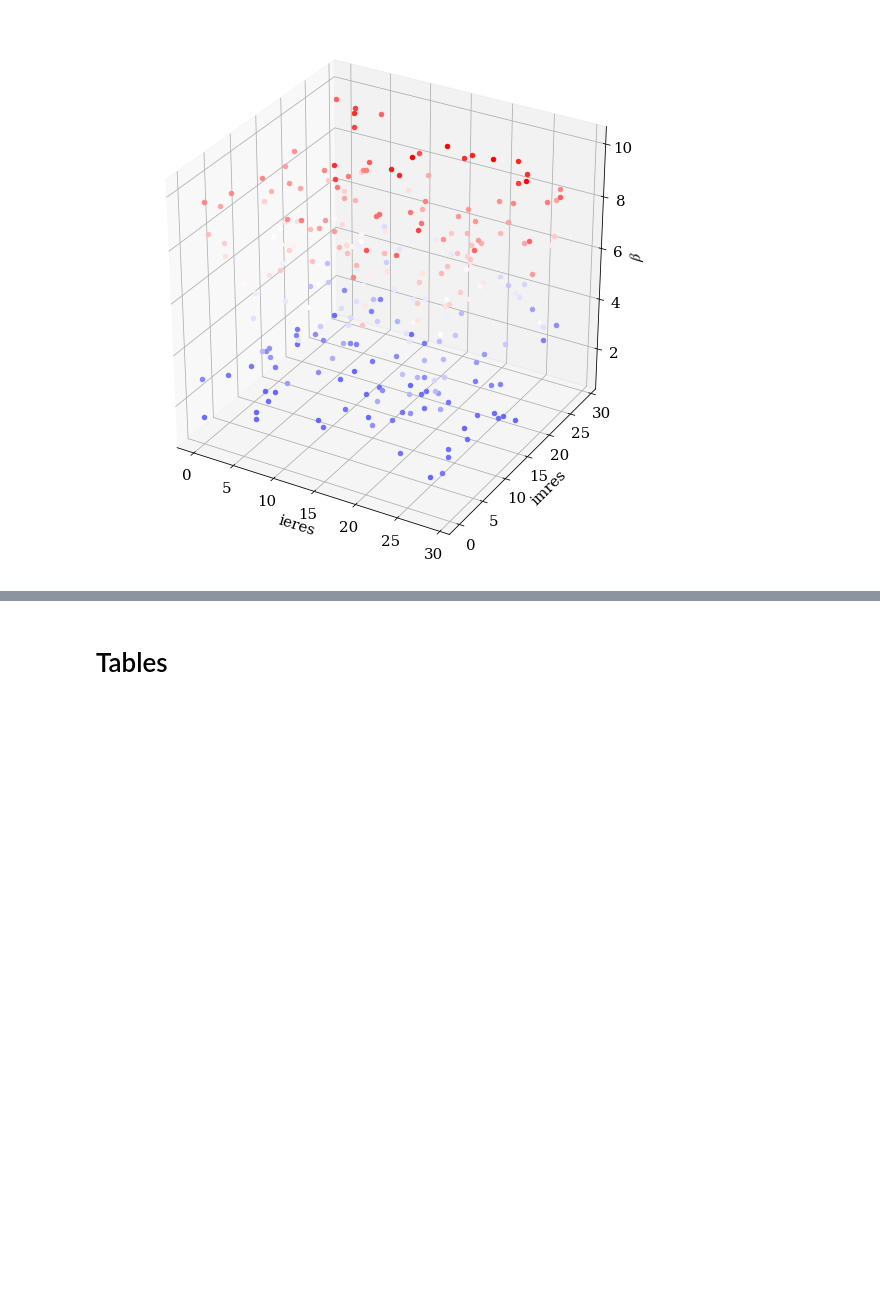
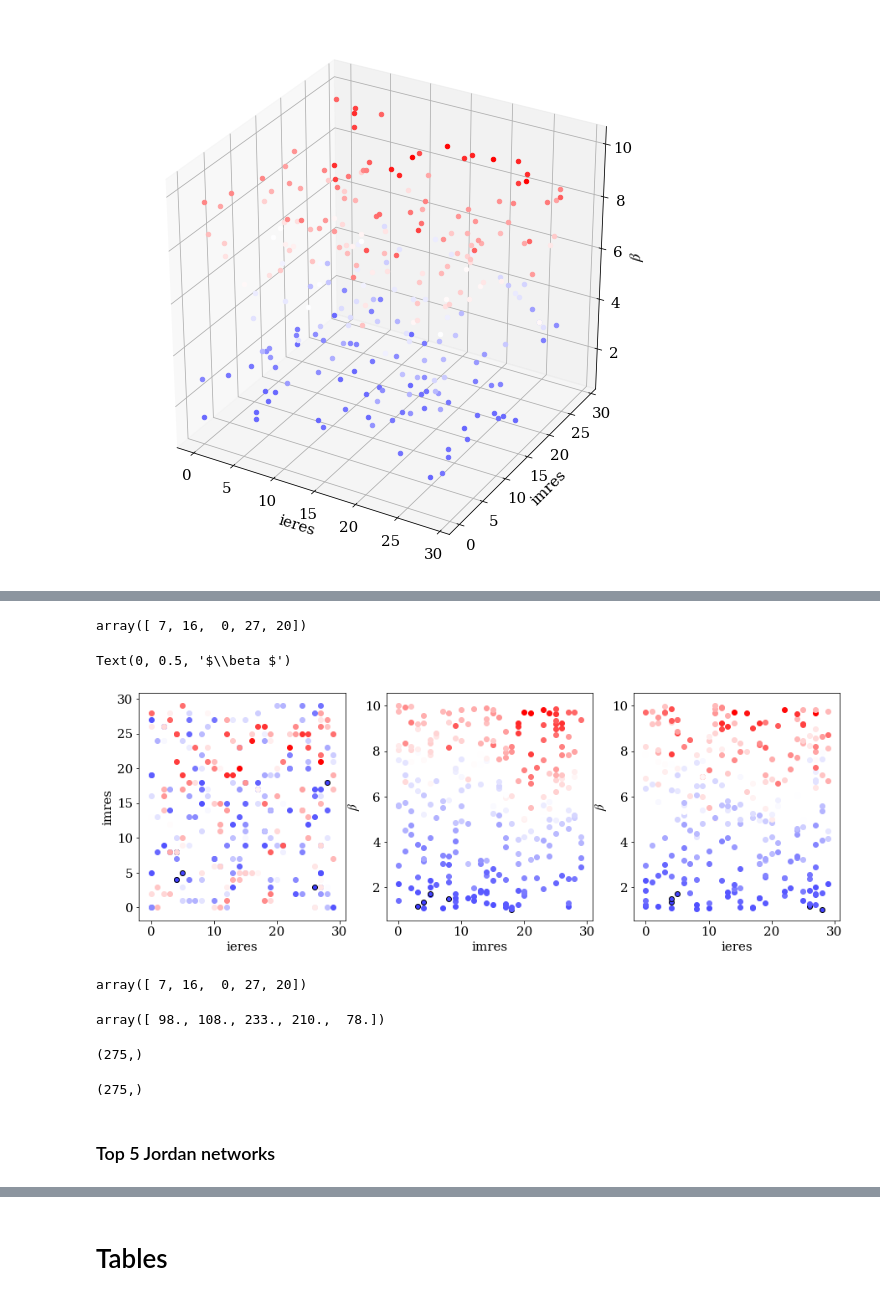
Before and after one commit to BradleyStanleyClamp/CBRAIN-CAM-MLINV, a Jupyter notebook: notebooks/tbeucler_devlog/042_Figures_PRL_Submission.ipynb, the cells around one changed output, grey strips where cells are left out. Cells and saved outputs as stored; diff of their text form; code cells hidden in the pictures; blank space fills up the shorter version.

```diff
--- a/notebooks/tbeucler_devlog/042_Figures_PRL_Submission.ipynb
+++ b/notebooks/tbeucler_devlog/042_Figures_PRL_Submission.ipynb
@@ -1328,11 +1553,13 @@ IMRES = np.zeros((275,))
 BETA = np.zeros((275,))
 MSE = np.zeros((275,))
 VAL_MSE = np.zeros((275,))
+TRIAL_ID = np.zeros((275,))
 
 for ind in range(275):
     IERES[ind] = S['ieres'][ind+1]
     IMRES[ind] = S['imres'][ind+1]
     BETA[ind] = S['beta'][ind+1]
+    TRIAL_ID[ind] = S['Trial-ID'][ind+1]
     if S['mean_squared_error'][ind+1]=='': MSE[ind] = np.nan
     else: MSE[ind] = S['mean_squared_error'][ind+1]
     if S['val_mean_squared_error'][ind+1]=='': VAL_MSE[ind] = np.nan
@@ -1427,3 +1654,5 @@ ax.set_zlabel('$\\beta$')
 plt.show()
 # %% [output]
 [figure]
+# %%
+isort = np.argsort(VAL_MSE)
@@ -1429,0 +1699,54 @@ plt.show()
+# %%
+isort[:5]
+# %% [output]
+array([ 7, 16,  0, 27, 20])
+# %%
+fig = plt.figure(figsize=(15,5))
+
+ax1 = fig.add_subplot(131)
+
+for ind in range(275):
+    if np.sum(ind==isort[:5])==0: ax1.scatter(IERES[ind], IMRES[ind], c=VAL_COLOR[[ind],:], marker='o')
+    else: ax1.scatter(IERES[ind], IMRES[ind], c=VAL_COLOR[[ind],:], marker='o',edgecolors='k')
+
+ax1.set_xlabel('ieres')
+ax1.set_ylabel('imres')
+
+ax2 = fig.add_subplot(132)
+
+for ind in range(275):
+    if np.sum(ind==isort[:5])==0: ax2.scatter(IMRES[ind], BETA[ind], c=VAL_COLOR[[ind],:], marker='o')
+    else: ax2.scatter(IMRES[ind], BETA[ind], c=VAL_COLOR[[ind],:], marker='o',edgecolors='k')
+
+ax2.set_xlabel('imres')
+ax2.set_ylabel(r'$\beta $')
+
+ax3 = fig.add_subplot(133)
+
+for ind in range(275):
+    if np.sum(ind==isort[:5])==0: ax3.scatter(IERES[ind], BETA[ind], c=VAL_COLOR[[ind],:], marker='o')
+    else: ax3.scatter(IERES[ind], BETA[ind], c=VAL_COLOR[[ind],:], marker='o',edgecolors='k')
+
+ax3.set_xlabel('ieres')
+ax3.set_ylabel(r'$\beta $')
+# %% [output]
+Text(0, 0.5, '$\\beta $')
+[figure, added]
+# %%
+isort[:5]
+# %% [output]
+array([ 7, 16,  0, 27, 20])
+# %%
+TRIAL_ID[isort[:5]]
+# %% [output]
+array([ 98., 108., 233., 210.,  78.])
+# %%
+VAL_MSE.shape
+# %% [output]
+(275,)
+# %%
+TRIAL_ID.shape
+# %% [output]
+(275,)
+# %% [markdown]
+### Top 5 Jordan networks
```
Also changed, not shown: parts of 57 cells of this notebook, 1 other file.
